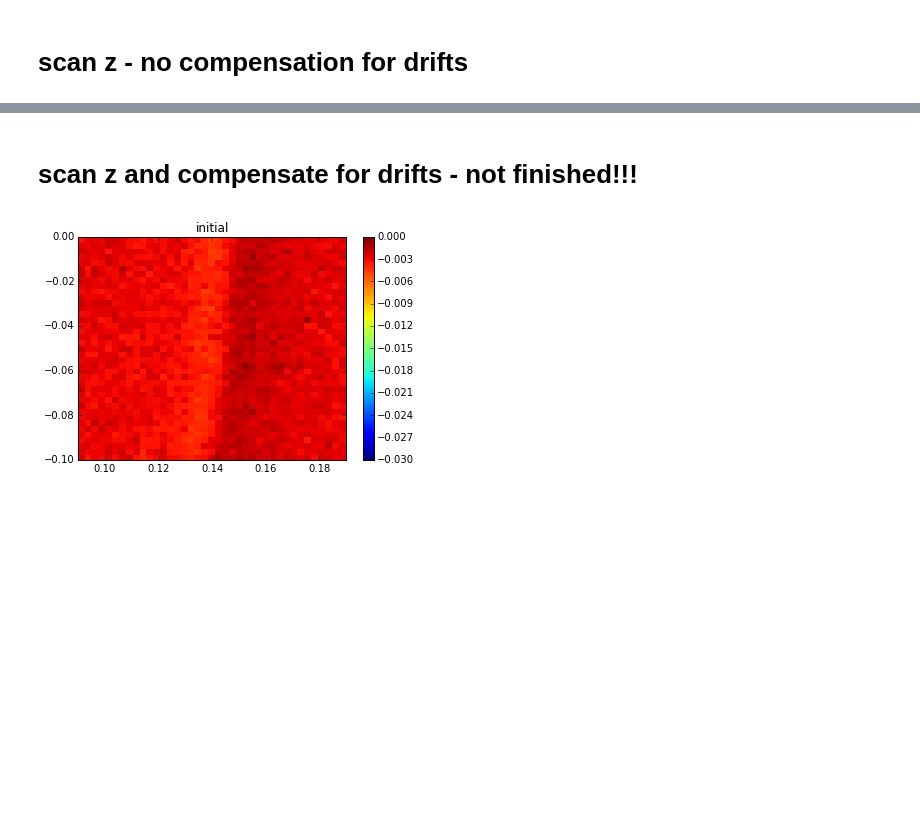
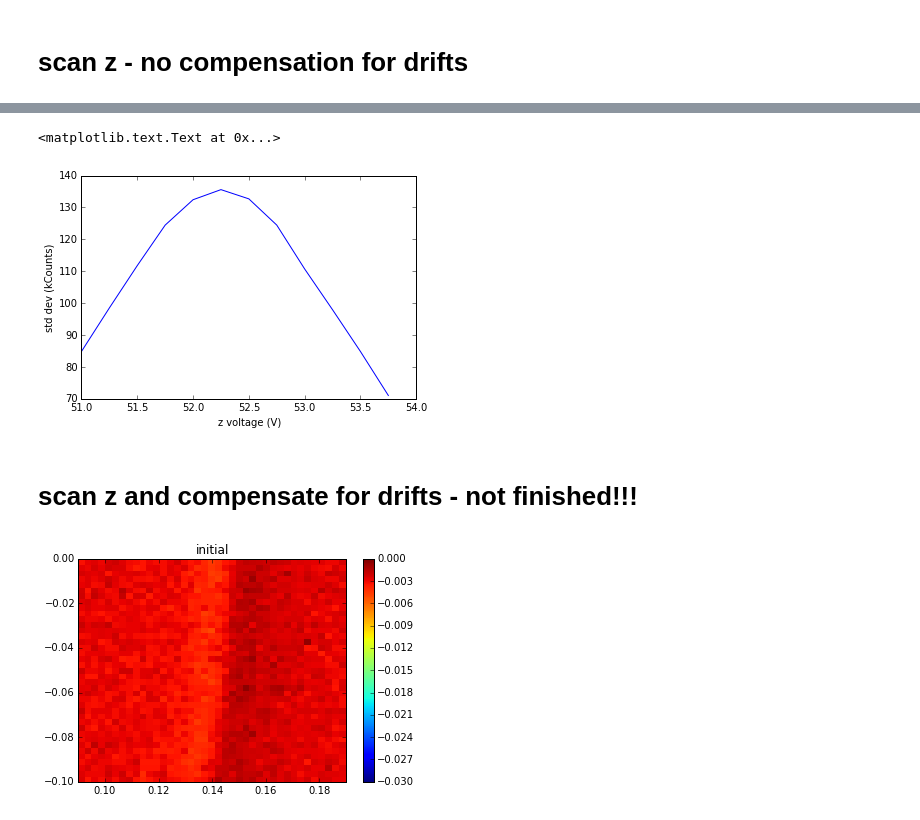
Before and after one commit to LISE-B26/pylabcontrol, a Jupyter notebook: functions/test_tracking/scan_focus_taking_images.ipynb, the cells around one changed output, grey strips where cells are left out. Drawn from its saved outputs; the diff is of its cells as text; code cells hidden in the pictures; blank space fills up the shorter version.

```diff
--- a/functions/test_tracking/scan_focus_taking_images.ipynb
+++ b/functions/test_tracking/scan_focus_taking_images.ipynb
@@ -120,3 +130,14 @@ xController.setVoltage(51)
+# %%
+plt.plot(focusing_data_on_markers[:, 0], focusing_data_on_markers[:,1])
+
+
+
+plt.xlabel('z voltage (V)')
+plt.ylabel('std dev (kCounts)')
+#focusing_data_on_markers = std_dev_data
+# %% [output]
+<matplotlib.text.Text at 0x...>
+[figure, added]
 # %% [markdown]
 # scan z and compensate for drifts - not finished!!!
 # %%
```
Also changed, not shown: parts of 6 cells of this notebook, 5 other files.
